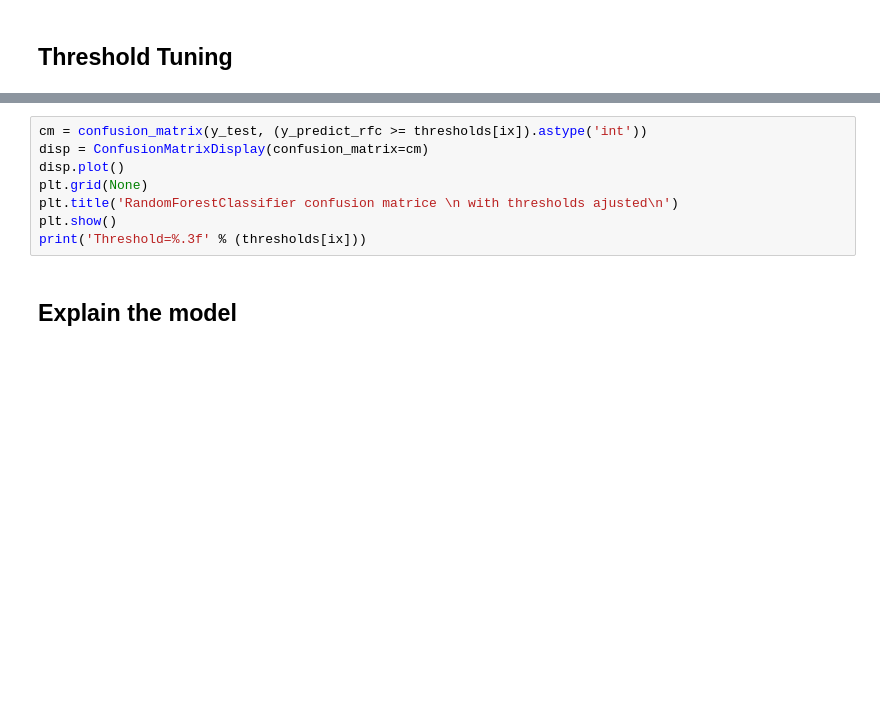
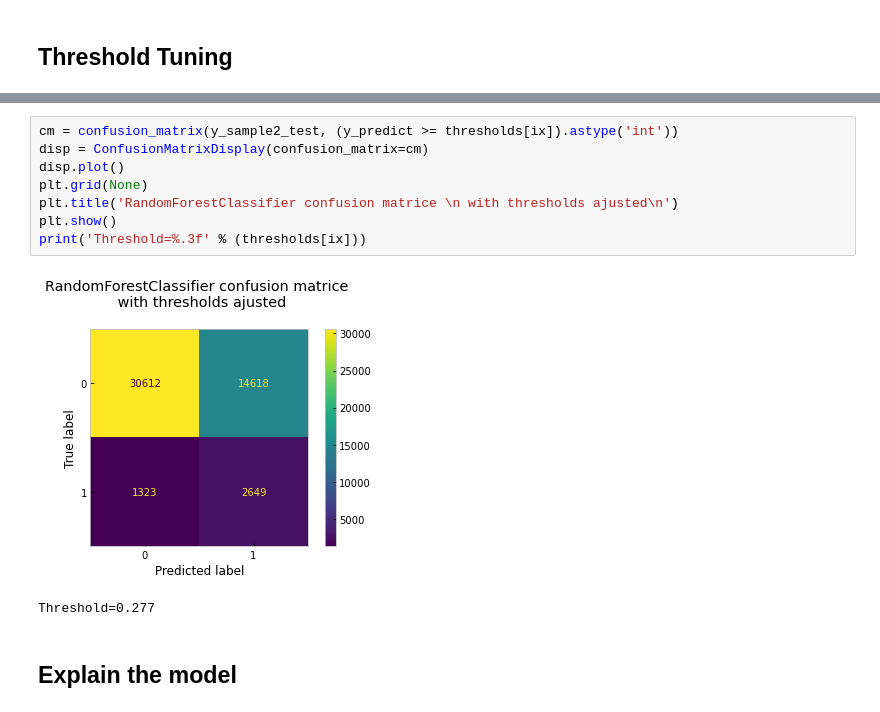
Before and after one commit to HuguesMAP/OC-P7-Impl-mentez-un-mod-le-de-scoring, a Jupyter notebook: Projet 7 - Implémentez un modèle de scoring - Modélisation.ipynb, the cells around one changed output, grey strips where cells are left out. Drawn from its saved outputs; the diff is of its cells as text; blank space fills up the shorter version.

```diff
--- a/Projet 7 - Implémentez un modèle de scoring - Modélisation.ipynb
+++ b/Projet 7 - Implémentez un modèle de scoring - Modélisation.ipynb
@@ -754,11 +760,14 @@ print('Threshold=%.3f, F2score=%.5f' % (thresholds[ix], scores[ix]))
 # %%
-cm = confusion_matrix(y_test, (y_predict_rfc >= thresholds[ix]).astype('int'))
+cm = confusion_matrix(y_sample2_test, (y_predict >= thresholds[ix]).astype('int'))
 disp = ConfusionMatrixDisplay(confusion_matrix=cm)
 disp.plot()
 plt.grid(None)
 plt.title('RandomForestClassifier confusion matrice \n with thresholds ajusted\n')
 plt.show()
 print('Threshold=%.3f' % (thresholds[ix]))
+# %% [output]
+[figure, added]
+Threshold=0.277
 # %% [markdown]
  ## Explain the model
 # %%
```
Also changed, not shown: parts of 5 cells of this notebook.
